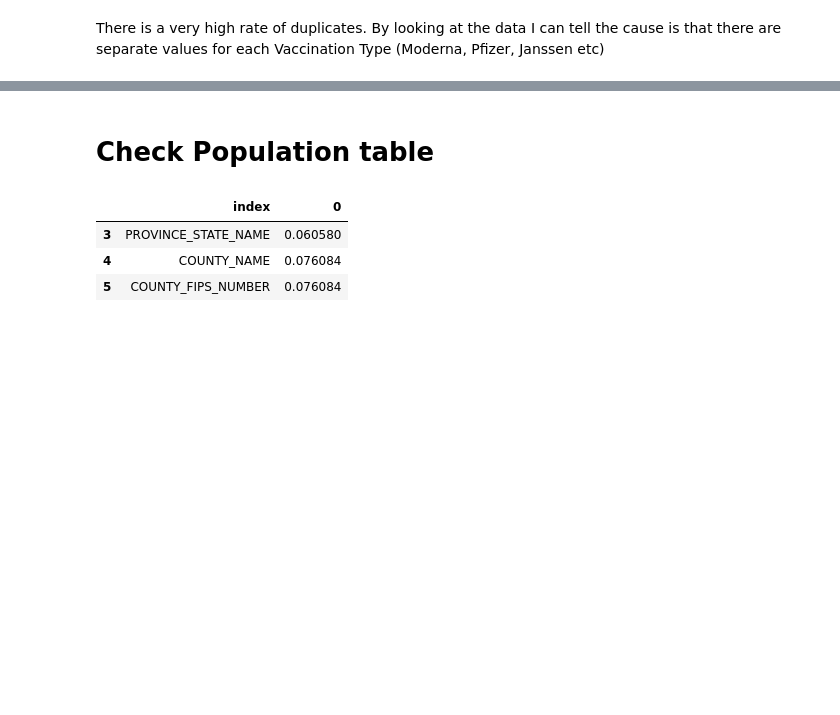
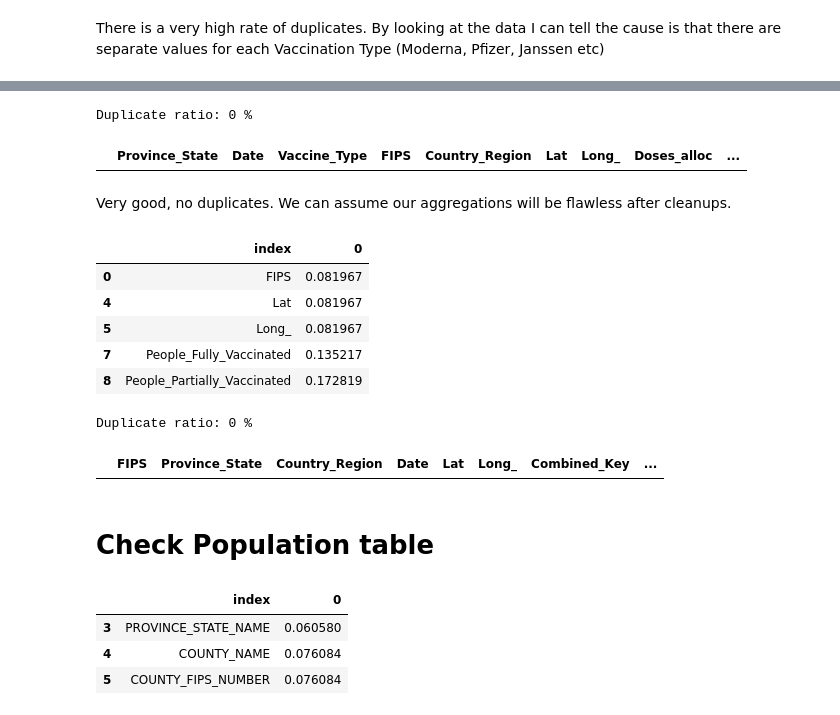
Before and after one commit to mzsrtgzr2/DataEngCapstone, a Jupyter notebook: Lab.ipynb, the cells around one changed output, grey strips where cells are left out. Drawn from its saved outputs; the diff is of its cells as text; code cells hidden in the pictures; blank space fills up the shorter version.

```diff
--- a/Lab.ipynb
+++ b/Lab.ipynb
@@ -326,0 +372,7 @@ df_vaccinations_usa[
+# %%
+describe_duplicates(df_vaccinations_usa_doeses, ('Date', 'Country_Region', 'Province_State', 'Vaccine_Type'))
+# %% [output]
+Duplicate ratio: 0 %
+|  | Province_State | Date | Vaccine_Type | FIPS | Country_Region | Lat | Long_ | Doses_alloc | ... |
+# %% [markdown]
+Very good, no duplicates. We can assume our aggregations will be flawless after cleanups.
@@ -327,3 +381,17 @@ df_vaccinations_usa[
+# %%
+describe_nulls(df_vaccinations_usa_people)
+# %% [output]
+|  | index | 0 |
+| 0 | FIPS | 0.081967 |
+| 4 | Lat | 0.081967 |
+| 5 | Long_ | 0.081967 |
+| 7 | People_Fully_Vaccinated | 0.135217 |
+| 8 | People_Partially_Vaccinated | 0.172819 |
+# %%
+describe_duplicates(df_vaccinations_usa_people, ('Date', 'Country_Region', 'Province_State'))
+# %% [output]
+Duplicate ratio: 0 %
+|  | FIPS | Province_State | Country_Region | Date | Lat | Long_ | Combined_Key | ... |
 # %% [markdown]
 # Check Population table
 # %%
```
Also changed, not shown: parts of 53 cells of this notebook, 9 other files.
